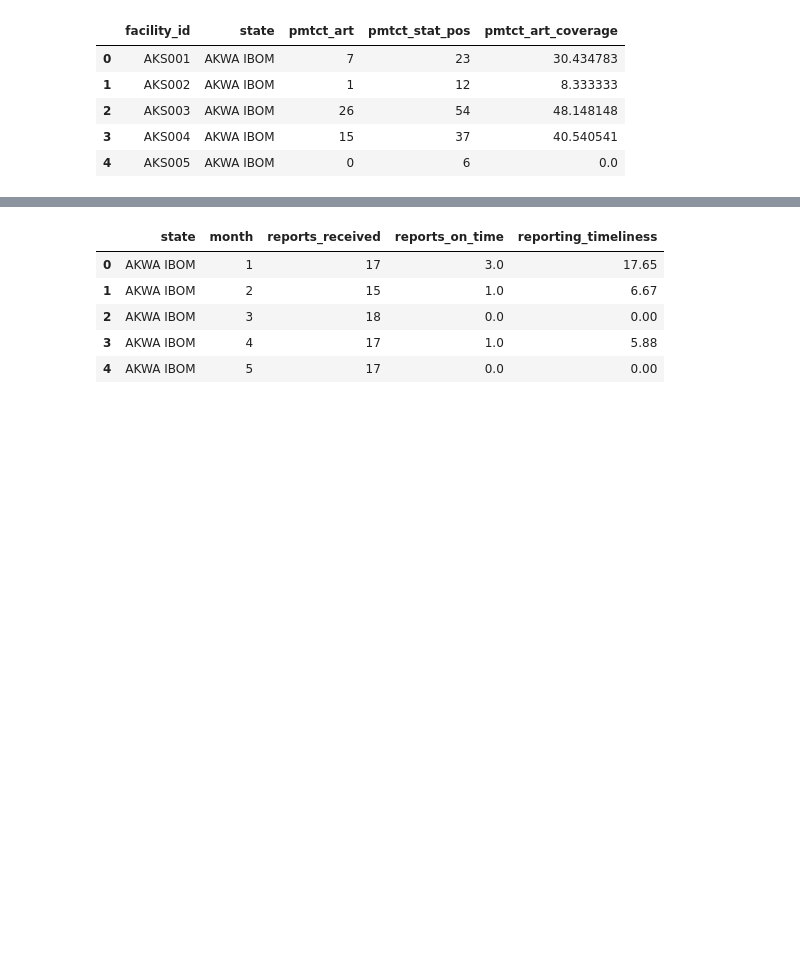
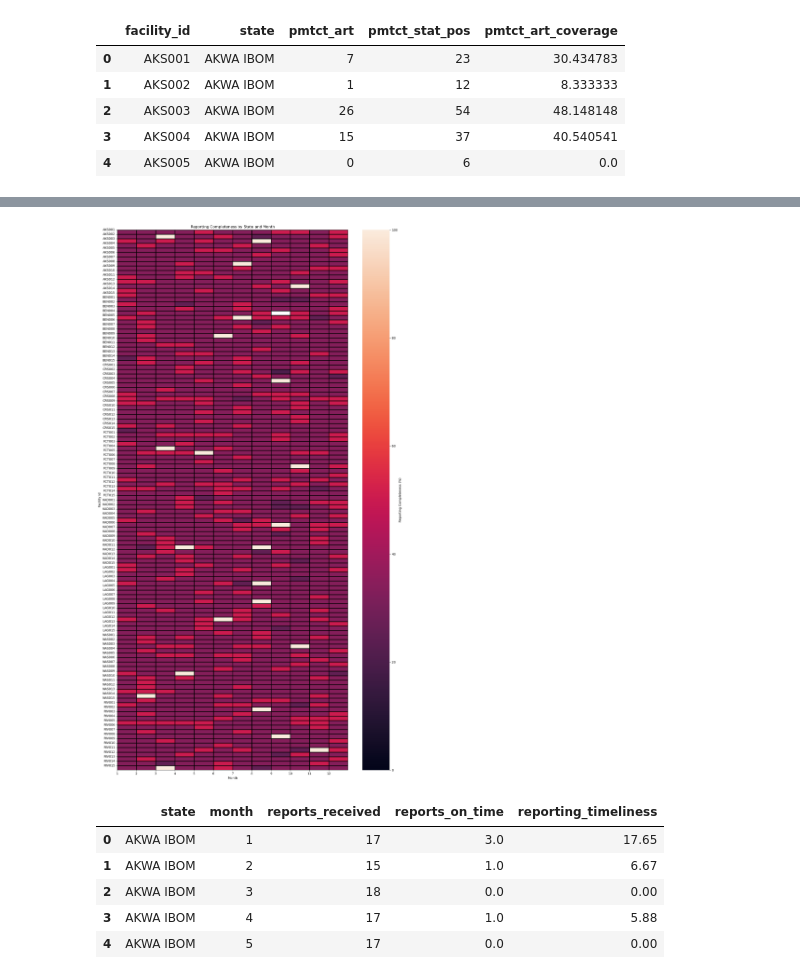
Before and after one commit to AlozieCollins/Intern-dataset-work, a Jupyter notebook: work.ipynb, the cells around one changed output, grey strips where cells are left out. Drawn from its saved outputs; the diff is of its cells as text; code cells hidden in the pictures; blank space fills up the shorter version.

```diff
--- a/work.ipynb
+++ b/work.ipynb
@@ -1409,0 +1412,9 @@ completeness.head()
+# %%
+heatmap_data = completeness.pivot_table(
+    index="facility_id",
+    columns="month",
+    values="reporting_completeness"
+)
+pd.set_option("display.float_format", "{:.2f}".format)
+
+heatmap_data
@@ -1410,3 +1436,39 @@ completeness.head()
+# %%
+plot_values = heatmap_data.apply(pd.to_numeric)
+# %%
+plt.figure(figsize=(14,25))
+
+ax = sns.heatmap(
+    plot_values,
+    vmin=0,
+    vmax=100,
+    linewidths=1,
+    linecolor= "black",
+    cbar_kws={
+        "label": "Reporting Completeness (%)"
+    }
+)
+
+
+plt.xticks(
+    range(len(heatmap_data.columns)),
+    heatmap_data.columns
+)
+
+plt.yticks(
+    range(len(heatmap_data.index)),
+    heatmap_data.index
+)
+
+plt.xlabel("Month")
+plt.ylabel("Facility Id")
+plt.title("Reporting Completeness by State and Month")
+
+plt.tight_layout()
+plt.savefig("plot_6_reporting_completeness_heatmap")
+plt.show()
+# %% [output]
+[figure, added]
 # %%
 completeness["reports_received"]= pd.to_datetime(completeness["reports_received"], errors= "coerce")
 # %%
```
Also changed, not shown: parts of 6 cells of this notebook, 1 other file.
